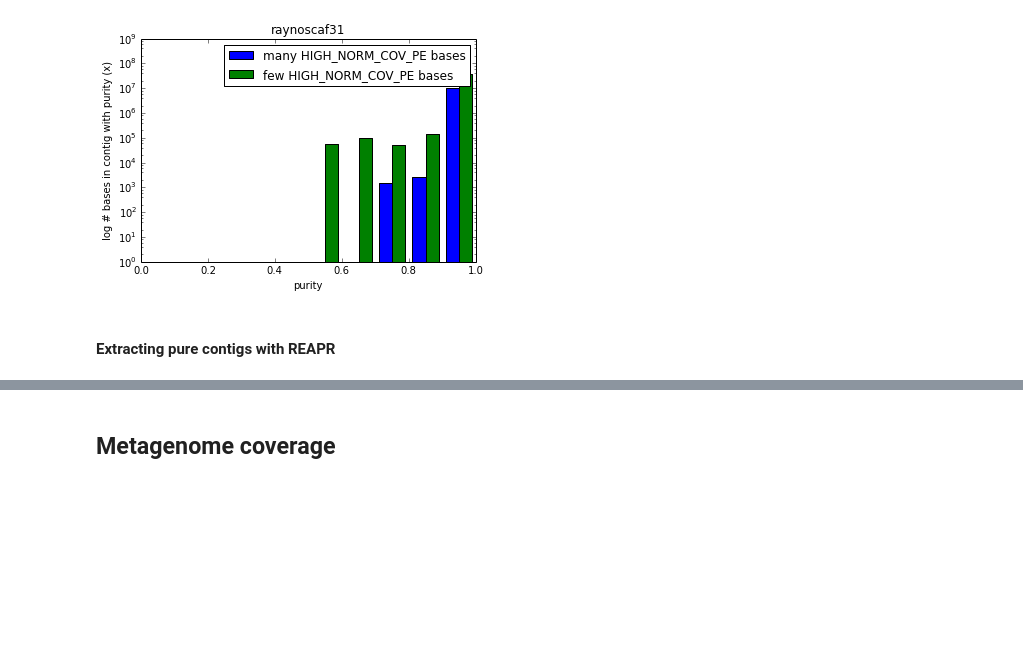
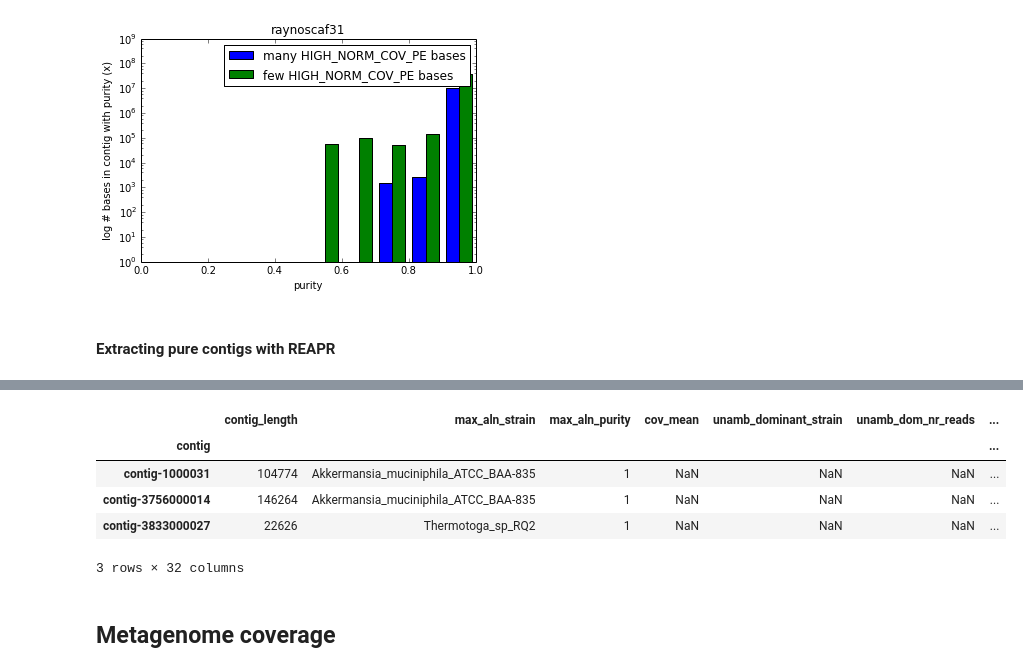
Before and after one commit to inodb/masmvali-publication, a Jupyter notebook: notebooks/LIMS1884-filtered-pairs-assemblies-2.ipynb, the cells around one changed output, grey strips where cells are left out. Drawn from its saved outputs; the diff is of its cells as text; code cells hidden in the pictures; blank space fills up the shorter version.

```diff
--- a/notebooks/LIMS1884-filtered-pairs-assemblies-2.ipynb
+++ b/notebooks/LIMS1884-filtered-pairs-assemblies-2.ipynb
@@ -417,3 +457,12 @@ creapr.head()
+# %%
+rns31purdf[creapr.errors > 20]
+# %% [output]
+|  | contig_length | max_aln_strain | max_aln_purity | cov_mean | unamb_dominant_strain | unamb_dom_nr_reads | ... |
+| contig |  |  |  |  |  |  | ... |
+| contig-1000031 | 104774 | Akkermansia_muciniphila_ATCC_BAA-835 | 1 | NaN | NaN | NaN | ... |
+| contig-3756000014 | 146264 | Akkermansia_muciniphila_ATCC_BAA-835 | 1 | NaN | NaN | NaN | ... |
+| contig-3833000027 | 22626 | Thermotoga_sp_RQ2 | 1 | NaN | NaN | NaN | ... |
+3 rows × 32 columns
 # %% [markdown]
 ## Metagenome coverage
 # %%
```
Also changed, not shown: parts of 4 cells of this notebook.
